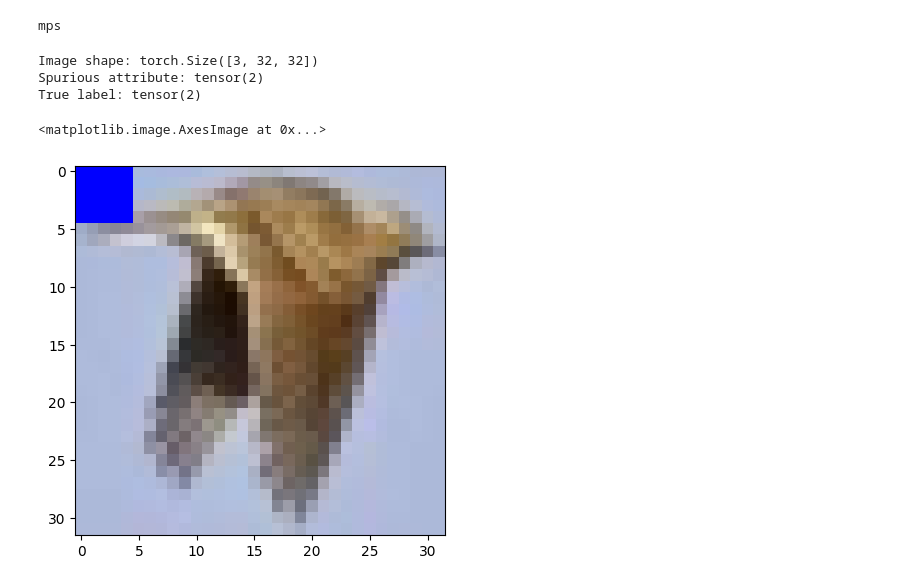
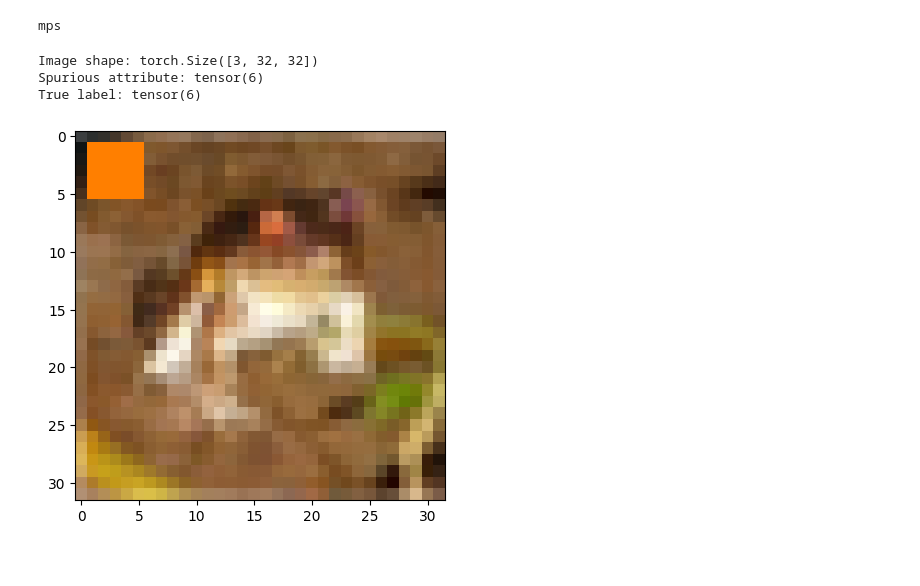
Before and after one commit to Vinschers/LAFTR, a Jupyter notebook: notebooks/cifar10.ipynb, the cells around one changed output. Saved outputs shown, nothing was run; the diff lists cells and outputs as text; code cells hidden in the pictures.

```diff
--- a/notebooks/cifar10.ipynb
+++ b/notebooks/cifar10.ipynb
@@ -42,17 +42,16 @@ p_a = [1/10] * 10
 
 data_dir = os.path.join(project_root, "data/cifar_data")
 biased_cifar = BiasedCifar10(data_dir, p_y_a, p_a, train=True, download=True, seed=42)
-
-img, attr, label = biased_cifar[123]
-print("Image shape:", img.shape)
-print("Spurious attribute:", attr)
-print("True label:", label)
-# %% [output]
-Image shape: torch.Size([3, 32, 32])
-Spurious attribute: tensor(2)
-True label: tensor(2)
 # %%
+img, attr, label = biased_cifar[0]
+print("Image shape:", img.shape)
+print("Spurious attribute:", attr)
+print("True label:", label)
+
 plt.imshow(img.permute(1, 2, 0).cpu().numpy())
+plt.show()
 # %% [output]
-<matplotlib.image.AxesImage at 0x...>
+Image shape: torch.Size([3, 32, 32])
+Spurious attribute: tensor(6)
+True label: tensor(6)
-[figure, old version]
+[figure, new version]
```
Also changed, not shown: 1 other file.
